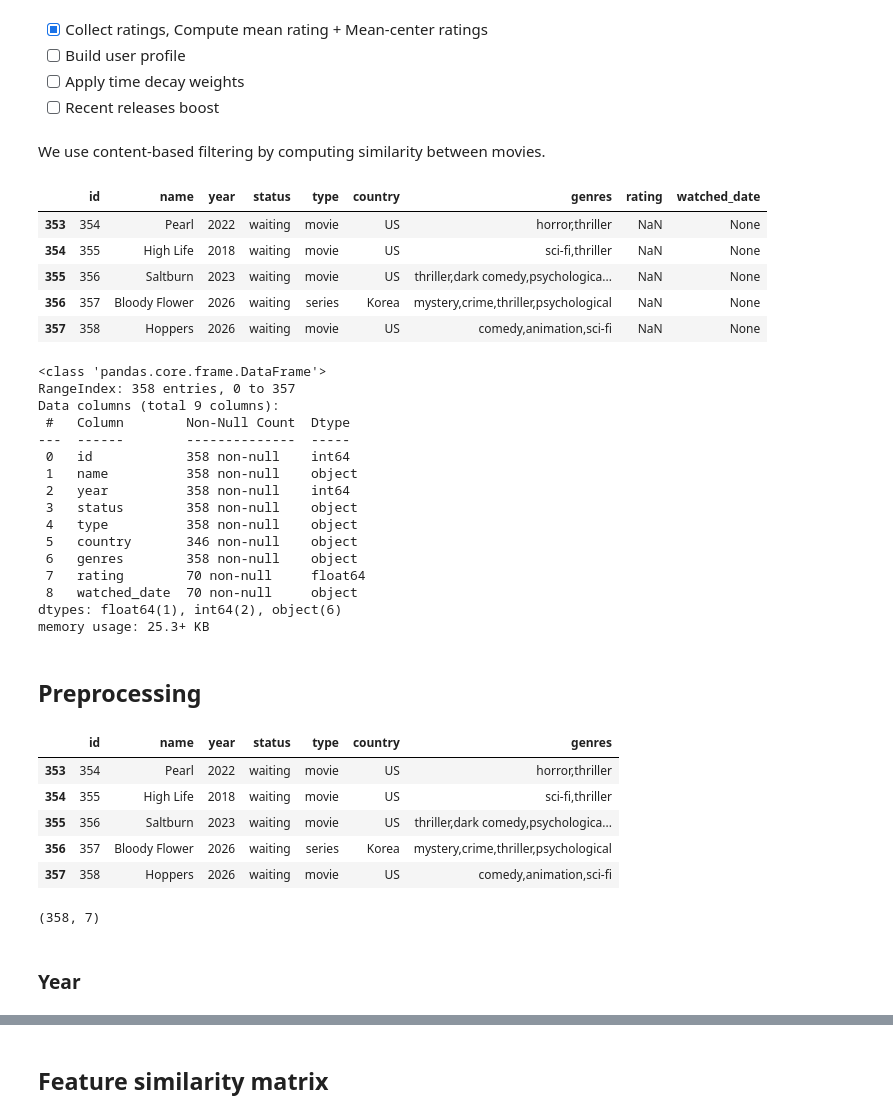
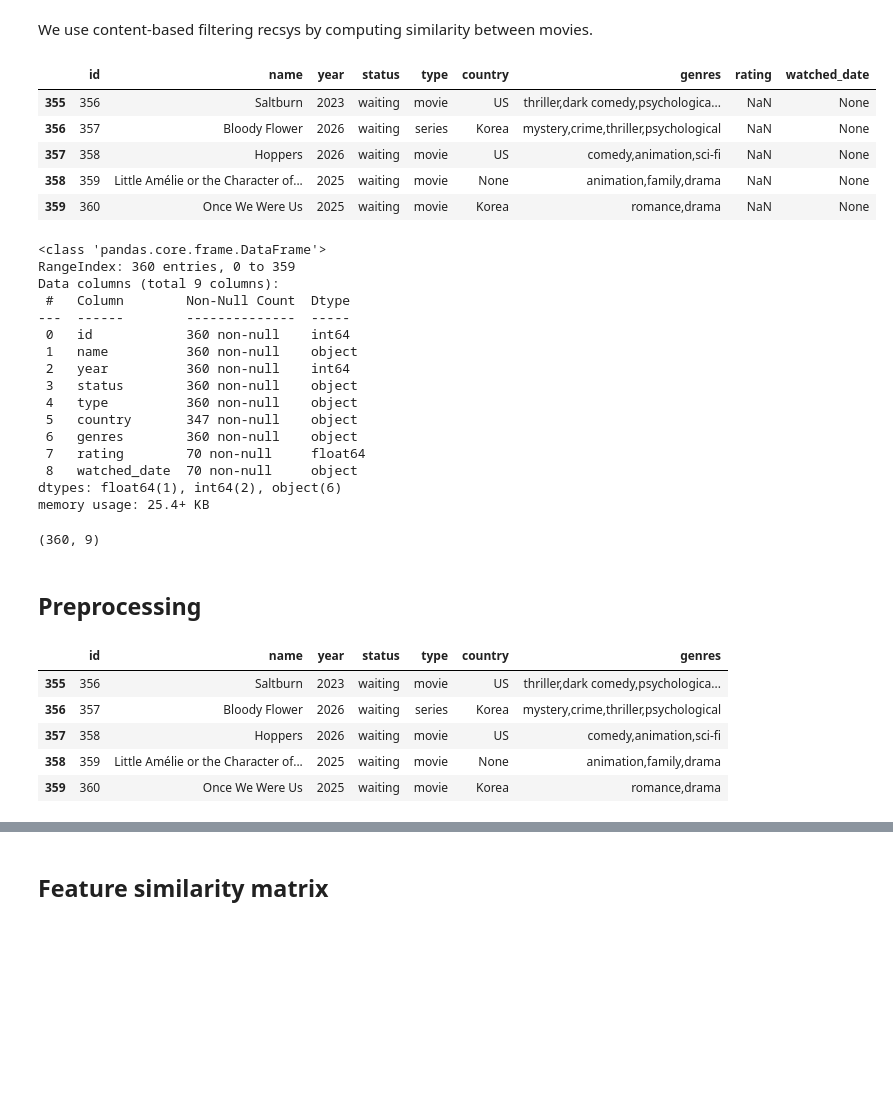
Before and after one commit to ngntrgduc/movie-manager, a Jupyter notebook: notebooks/recsys.ipynb, the cells around one changed output, grey strips where cells are left out. Cells and saved outputs as stored; diff of their text form; code cells hidden in the pictures; blank space fills up the shorter version.

Commit message:
Update recsys notebook: add all user profile

```diff
--- a/notebooks/recsys.ipynb
+++ b/notebooks/recsys.ipynb
@@ -1,42 +1,42 @@
-# %% [markdown]
-- [x] Collect ratings, Compute mean rating + Mean-center ratings
-- [ ] Build user profile
-- [ ] Apply time decay weights
-- [ ] Recent releases boost
 # %% [markdown]
-We use content-based filtering by computing similarity between movies.
+We use content-based filtering recsys by computing similarity between movies.
 # %%
 import pandas as pd
-from utils.db import get_connection
-from utils.movie import load_movies
+import sqlite3
 
-con = get_connection()
-df = load_movies(con)
+con = sqlite3.connect('../data/movies.db')
+con.execute('PRAGMA foreign_keys = ON')  # enable foreign keys constraint and ON DELETE CASCADE
+
+df = pd.read_sql_query("SELECT * FROM movie_detail", con)
 df = df.drop('note', axis=1)
 df.tail()
 # %% [output]
 |  | id | name | year | status | type | country | genres | rating | watched_date |
-| 353 | 354 | Pearl | 2022 | waiting | movie | US | horror,thriller | NaN | None |
-| 354 | 355 | High Life | 2018 | waiting | movie | US | sci-fi,thriller | NaN | None |
 | 355 | 356 | Saltburn | 2023 | waiting | movie | US | thriller,dark comedy,psychologica... | NaN | None |
 | 356 | 357 | Bloody Flower | 2026 | waiting | series | Korea | mystery,crime,thriller,psychological | NaN | None |
 | 357 | 358 | Hoppers | 2026 | waiting | movie | US | comedy,animation,sci-fi | NaN | None |
+| 358 | 359 | Little Amélie or the Character of... | 2025 | waiting | movie | None | animation,family,drama | NaN | None |
+| 359 | 360 | Once We Were Us | 2025 | waiting | movie | Korea | romance,drama | NaN | None |
 # %%
 df.info()
 # %% [output]
 <class 'pandas.core.frame.DataFrame'>
-RangeIndex: 358 entries, 0 to 357
+RangeIndex: 360 entries, 0 to 359
 Data columns (total 9 columns):
  #   Column        Non-Null Count  Dtype
 ---  ------        --------------  -----
- 0   id            358 non-null    int64
- 1   name          358 non-null    object
- 2   year          358 non-null    int64
- 3   status        358 non-null    object
- 4   type          358 non-null    object
- 5   country       346 non-null    object
- 6   genres        358 non-null    object
+ 0   id            360 non-null    int64
+ 1   name          360 non-null    object
+ 2   year          360 non-null    int64
+ 3   status        360 non-null    object
+ 4   type          360 non-null    object
+ 5   country       347 non-null    object
+ 6   genres        360 non-null    object
  7   rating        70 non-null     float64
  8   watched_date  70 non-null     object
 dtypes: float64(1), int64(2), object(6)
-memory usage: 25.3+ KB
+memory usage: 25.4+ KB
+# %%
+df.shape
+# %% [output]
+(360, 9)
@@ -54,14 +50,8 @@ df = df.reset_index(drop=True)
 df.tail()
 # %% [output]
 |  | id | name | year | status | type | country | genres |
-| 353 | 354 | Pearl | 2022 | waiting | movie | US | horror,thriller |
-| 354 | 355 | High Life | 2018 | waiting | movie | US | sci-fi,thriller |
 | 355 | 356 | Saltburn | 2023 | waiting | movie | US | thriller,dark comedy,psychologica... |
 | 356 | 357 | Bloody Flower | 2026 | waiting | series | Korea | mystery,crime,thriller,psychological |
 | 357 | 358 | Hoppers | 2026 | waiting | movie | US | comedy,animation,sci-fi |
+| 358 | 359 | Little Amélie or the Character of... | 2025 | waiting | movie | None | animation,family,drama |
+| 359 | 360 | Once We Were Us | 2025 | waiting | movie | Korea | romance,drama |
-# %%
-df.shape
-# %% [output]
-(358, 7)
-# %% [markdown]
-### Year
```
Also changed, not shown: parts of 71 cells of this notebook.
